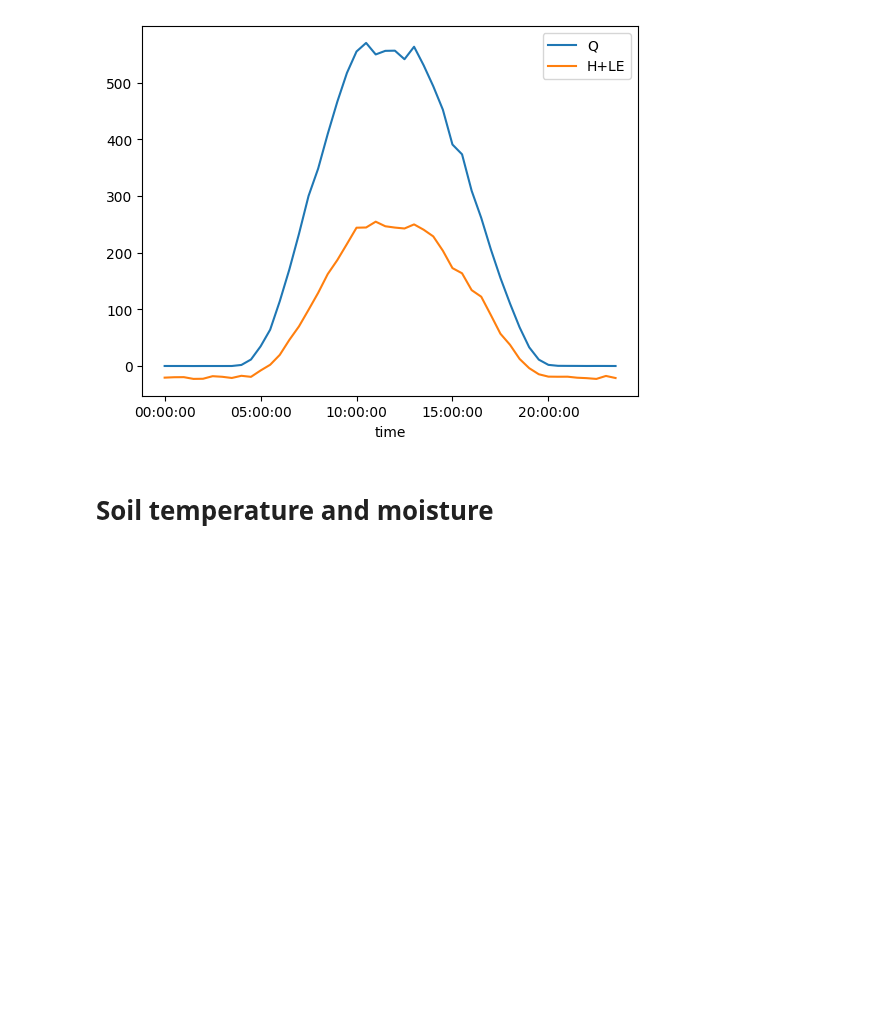
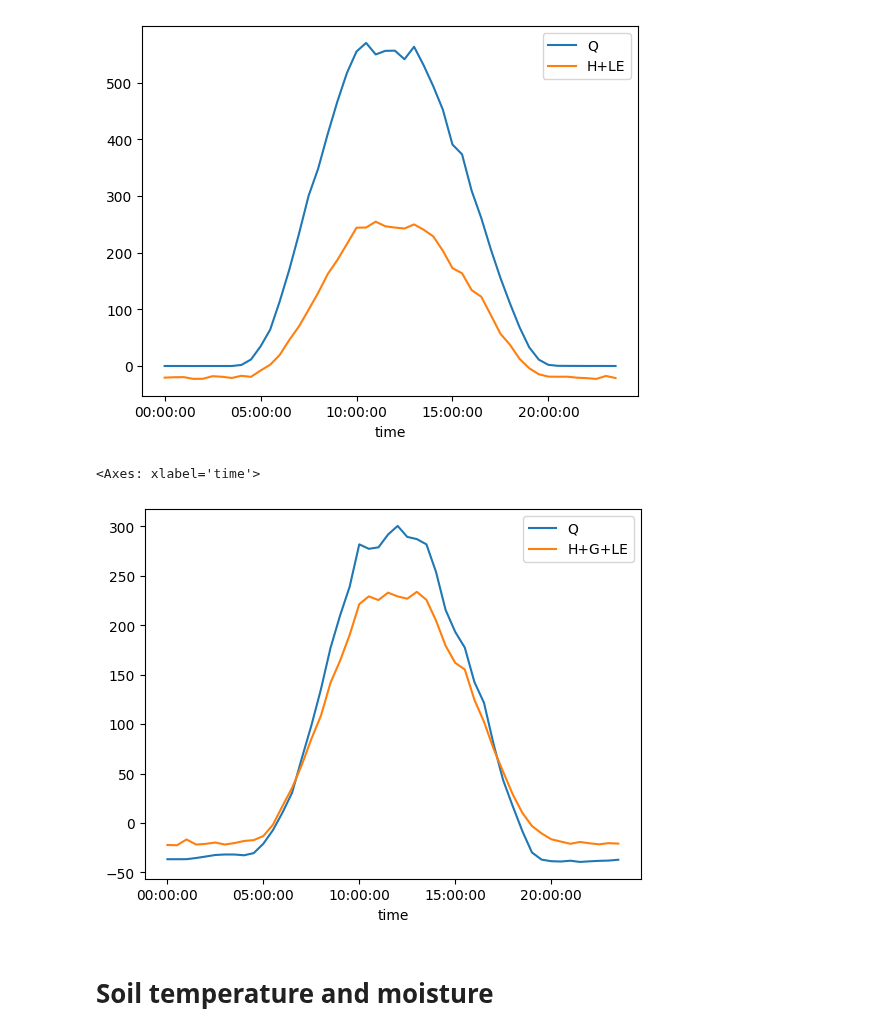
Before and after one commit to justusm00/ebc-project, a Jupyter notebook: soil/analysis_soil.ipynb, the cells around one changed output. Cells and saved outputs as stored; diff of their text form; code cells hidden in the pictures; blank space fills up the shorter version.

```diff
--- a/soil/analysis_soil.ipynb
+++ b/soil/analysis_soil.ipynb
@@ -212,6 +212,11 @@ df_goew[["Q", "H+LE"]].plot()
 # %% [output]
 <Axes: xlabel='time'>
 [figure]
+# %%
+df_fbg[["Q", "H+G+LE"]].plot()
+# %% [output]
+<Axes: xlabel='time'>
+[figure, added]
 # %% [markdown]
 # Soil temperature and moisture
 # %%
```
Also changed, not shown: 6 other files.
